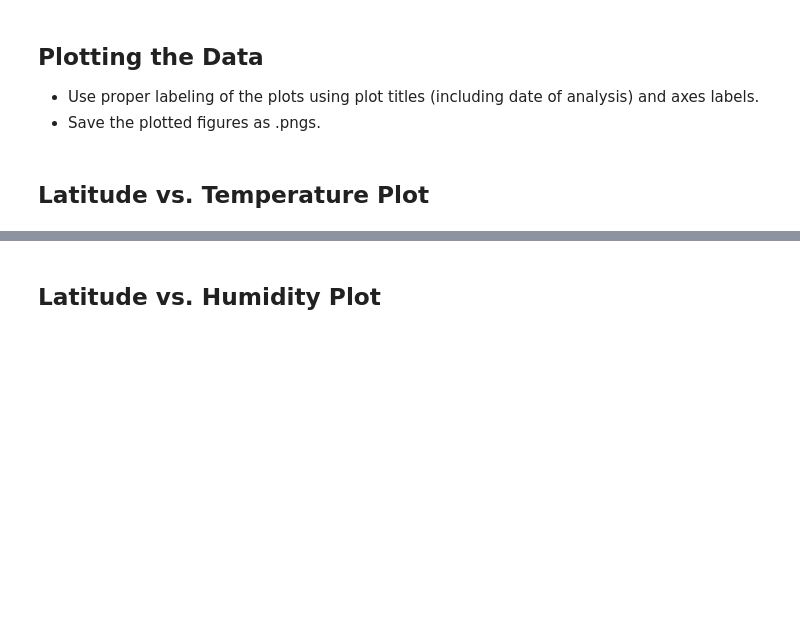
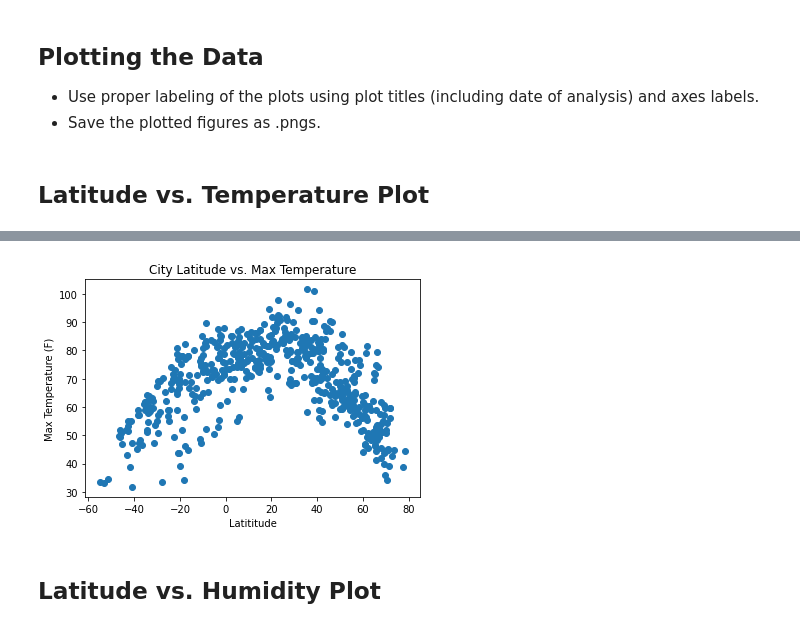
Before and after one commit to amberleeBME/python-api-challenge, a Jupyter notebook: WeatherPy/WeatherPy.ipynb, the cells around one changed output, grey strips where cells are left out. Saved outputs shown, nothing was run; the diff lists cells and outputs as text; code cells hidden in the pictures; blank space fills up the shorter version.

```diff
--- a/WeatherPy/WeatherPy.ipynb
+++ b/WeatherPy/WeatherPy.ipynb
@@ -192,2 +181,14 @@ Int64Index([], dtype='int64')
+# %%
+xvals=weather_data['Lat']
+yvals=weather_data['Max Temp']
+plt.scatter(xvals,yvals)
+plt.title('City Latitude vs. Max Temperature')
+plt.xlabel('Latititude')
+plt.ylabel('Max Temperature (F)')
+plt.savefig("output_data/LatTemp.png")
+
+plt.show()
+# %% [output]
+[figure, added]
 # %% [markdown]
 ## Latitude vs. Humidity Plot
```
Also changed, not shown: parts of 19 cells of this notebook, 5 other files.
